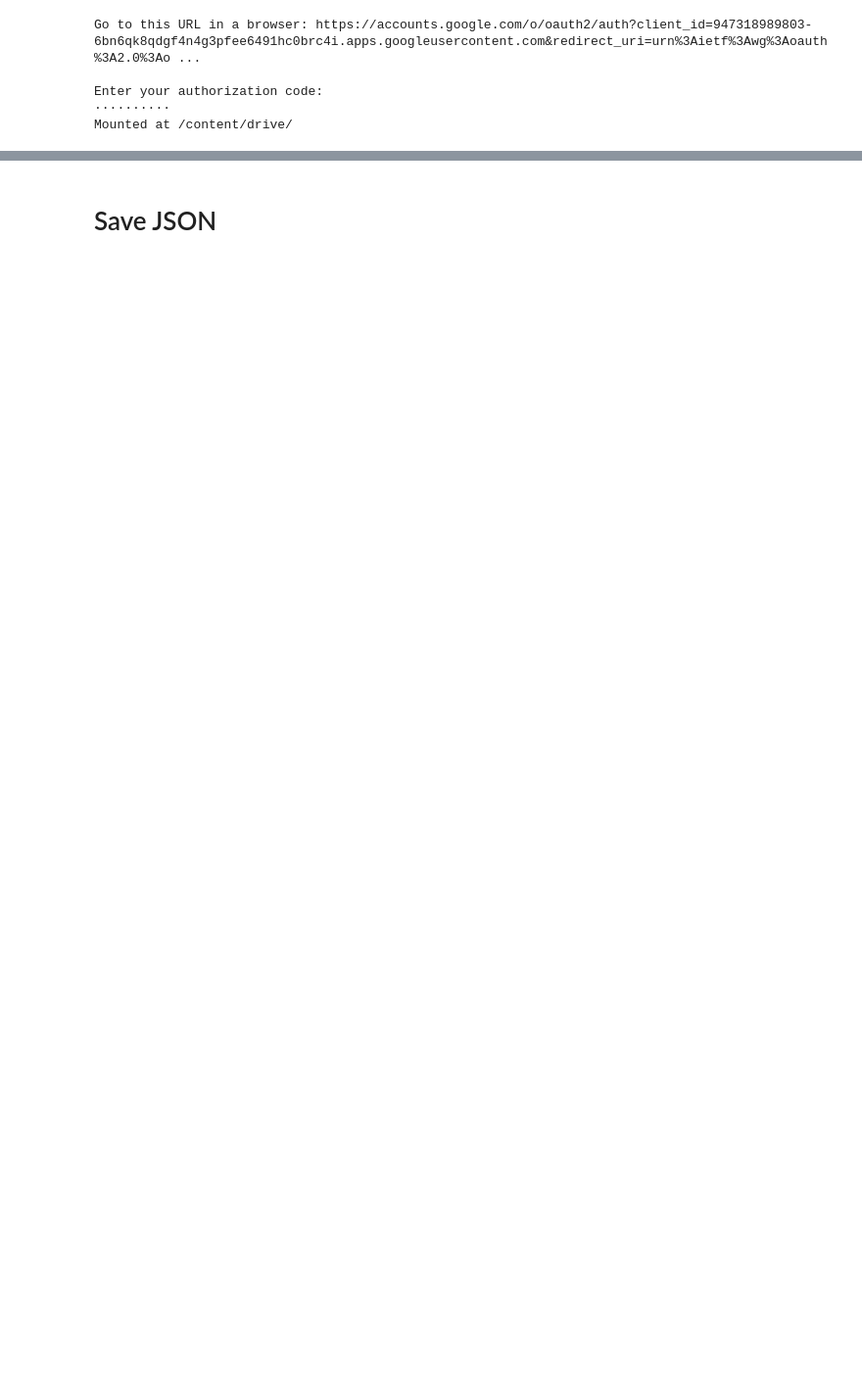
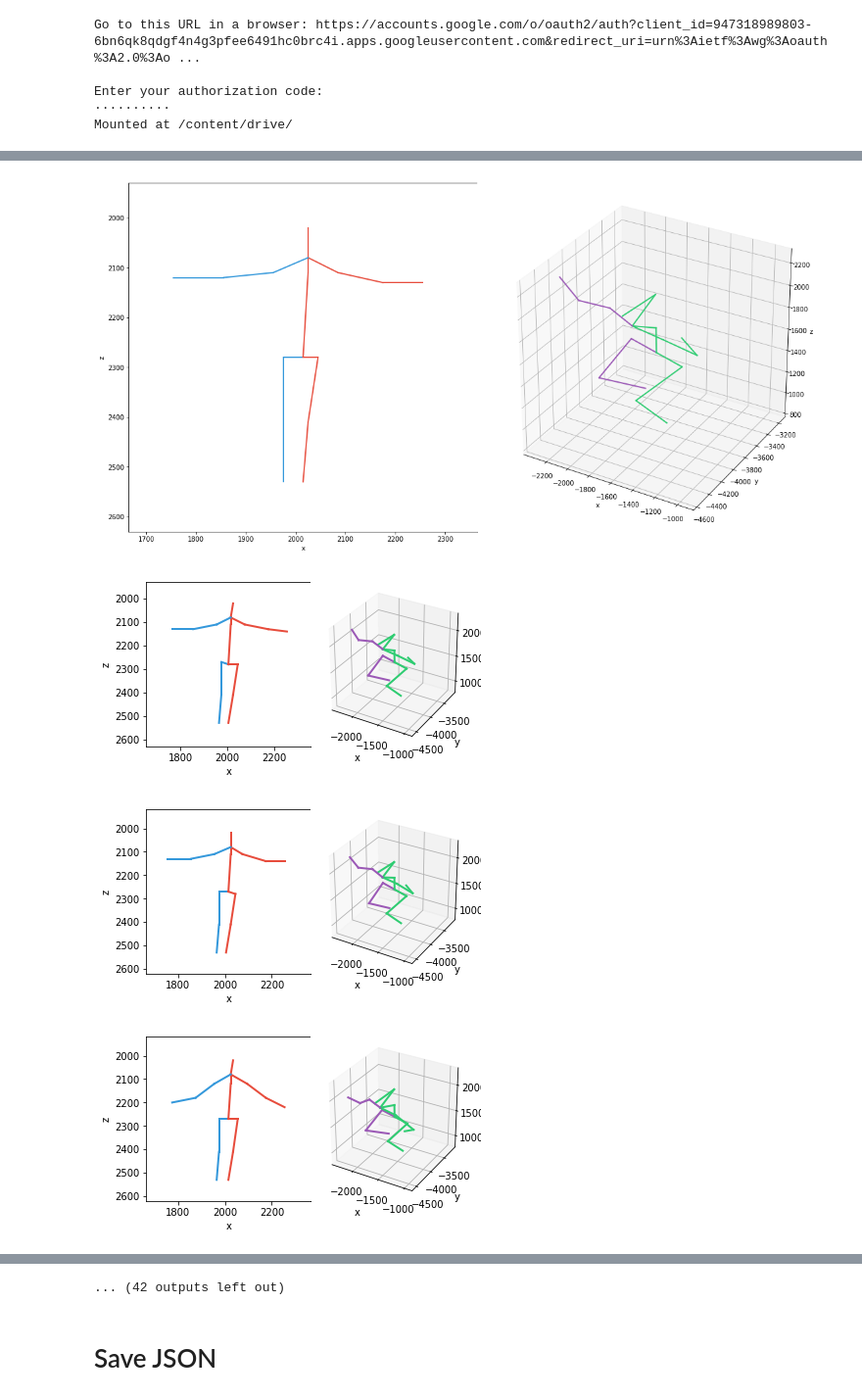
Before and after one commit to Dina-Essam/PoseEstimation, a Jupyter notebook: PoseEstimation.ipynb, the cells around one changed output, grey strips where cells are left out. Shown at 98% size. Drawn from its saved outputs; the diff is of its cells as text; code cells hidden in the pictures; blank space fills up the shorter version.

```diff
--- a/PoseEstimation.ipynb
+++ b/PoseEstimation.ipynb
@@ -138,7 +136,7 @@ def DetectPerson(image):
             y = ytemp
             w = wtemp
             h = htemp
-    return x,y,w,h
+    return x-50,y-75,w+50,h+50
 # %%
 ###Predect 2D
 def predict_2dpose(path_to_video,path_to_model,path_to_weights):
@@ -154,8 +152,7 @@ def predict_2dpose(path_to_video,path_to_model,path_to_weights):
         frame = cv2.cvtColor(frame, cv2.COLOR_BGR2RGB)
         x,y,w,h = DetectPerson(frame)
         crop_img = frame[round(y):round(y + h), round(x):round(x + w)]
-        resized_image = cv2.resize(crop_img, (256, 256))
-        out, scale= inference(resized_image, model)
+        out, scale= inference(crop_img, model)
         keypoints = post_process_heatmap(out[0,:,:,:])
         joints=[]
         for _kp in keypoints:
@@ -164,6 +161,7 @@ def predict_2dpose(path_to_video,path_to_model,path_to_weights):
     cap.release()
     frame_joints = np.array(frame_joints)
     cv2.destroyAllWindows()
+    frame_joints=frame_joints+[x,y]
     return frame_joints
 # %%
 import numpy as np
@@ -384,6 +635,5 @@ R, T, f, c, k, p, name = rcams[(5, 4)]
 
 poses3d2 = camera_to_world_frame(POINTS3D.reshape((-1, 3)), R, T)
 poses3d2 = poses3d2.reshape((-1, 32 * 3))
-import Visualize
-Visualize.Samples(poses3d2,POINTS2D,path_to_video)
+Samples(poses3d2,POINTS2D*10,path_to_video)
 # %% [output]
@@ -390,0 +642,4 @@ KeyboardInterrupt: ignored
+[figure, added]
+[figure, added]
+[figure, added]
+[figure, added]
@@ -391,3 +653,4 @@ KeyboardInterrupt: ignored
+... (42 outputs left out)
 # %%
 export_units = {}
 for Frame in range(5):
```
Also changed, not shown: parts of 3 cells of this notebook.
